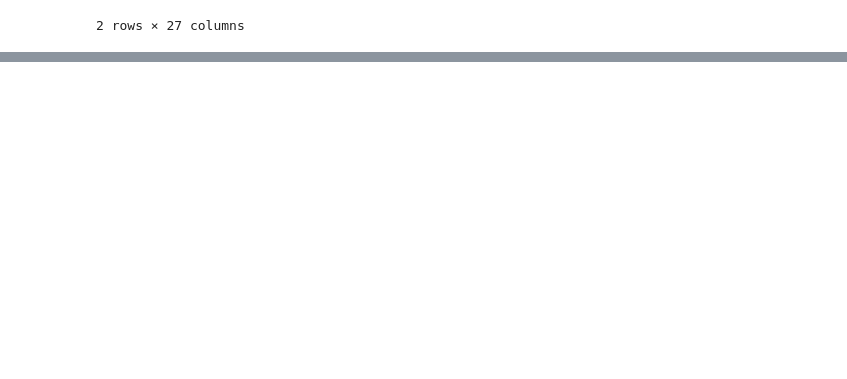
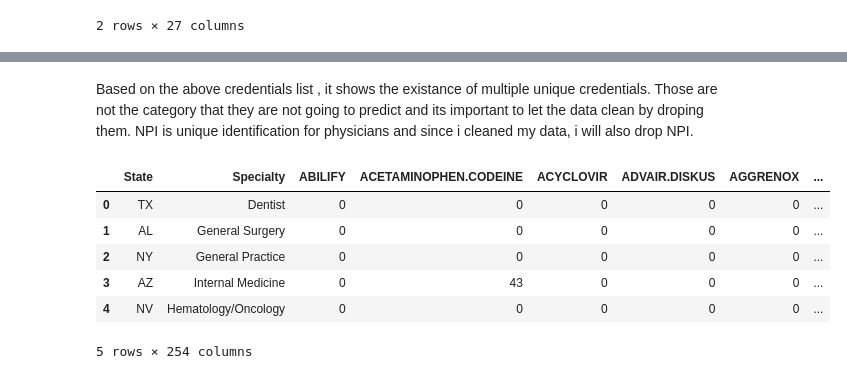
Before and after one commit to KirosG/Predicting-prescriber-induced-ovedoses, a Jupyter notebook: 1.2. Capestone Data Cleaning_1.ipynb, the cells around one changed output, grey strips where cells are left out. Saved outputs shown, nothing was run; the diff lists cells and outputs as text; code cells hidden in the pictures; blank space fills up the shorter version.

```diff
--- a/1.2. Capestone Data Cleaning_1.ipynb
+++ b/1.2. Capestone Data Cleaning_1.ipynb
@@ -1337,0 +1419,2 @@ tcrime_df.head()[:2]
+# %%
+specialty = pd.DataFrame(df_prescribers.groupby(['Specialty']).count()['NPI']).sort_values('NPI')
@@ -1337,0 +1458,2 @@ tcrime_df.head()[:2]
+# %% [markdown]
+Based on the above credentials list ,  it shows the existance of multiple unique credentials. Those are not the category that they are not going to predict and its important to let the data clean by droping them. NPI is unique identification for physicians and since i cleaned my data, i will also drop NPI.
@@ -1337,0 +1462,10 @@ tcrime_df.head()[:2]
+# %%
+clean_df.head() # reading the first five rows
+# %% [output]
+|  | State | Specialty | ABILIFY | ACETAMINOPHEN.CODEINE | ACYCLOVIR | ADVAIR.DISKUS | AGGRENOX | ... |
+| 0 | TX | Dentist | 0 | 0 | 0 | 0 | 0 | ... |
+| 1 | AL | General Surgery | 0 | 0 | 0 | 0 | 0 | ... |
+| 2 | NY | General Practice | 0 | 0 | 0 | 0 | 0 | ... |
+| 3 | AZ | Internal Medicine | 0 | 43 | 0 | 0 | 0 | ... |
+| 4 | NV | Hematology/Oncology | 0 | 0 | 0 | 0 | 0 | ... |
+5 rows × 254 columns
```
Also changed, not shown: parts of 41 cells of this notebook, 7 other files.
